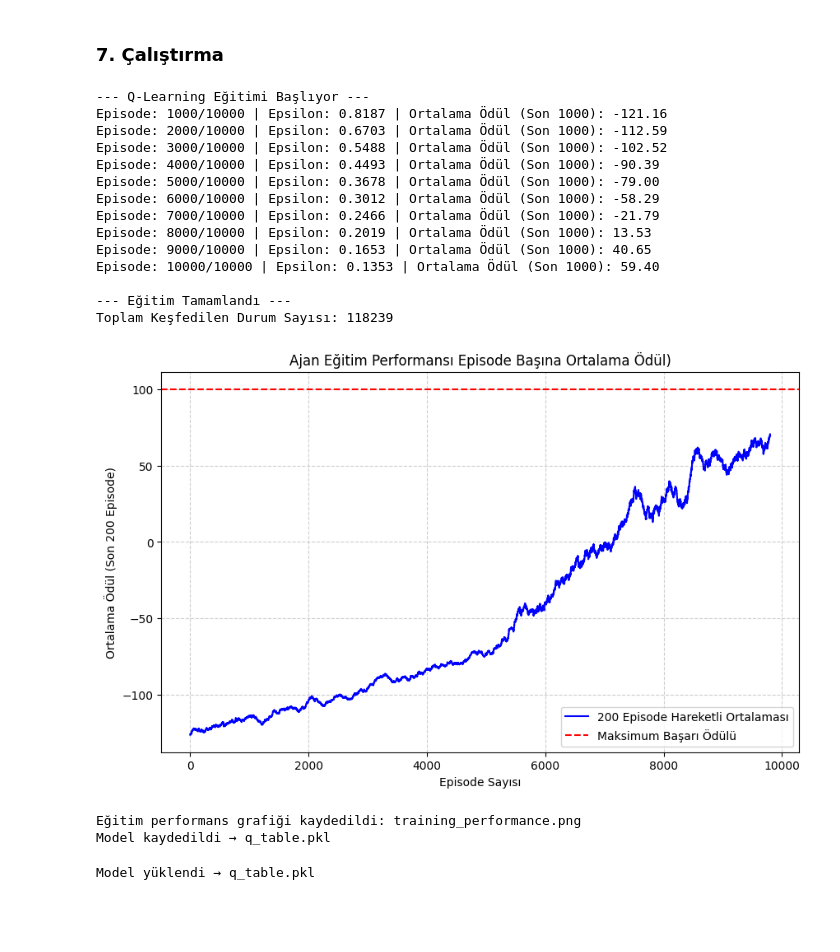
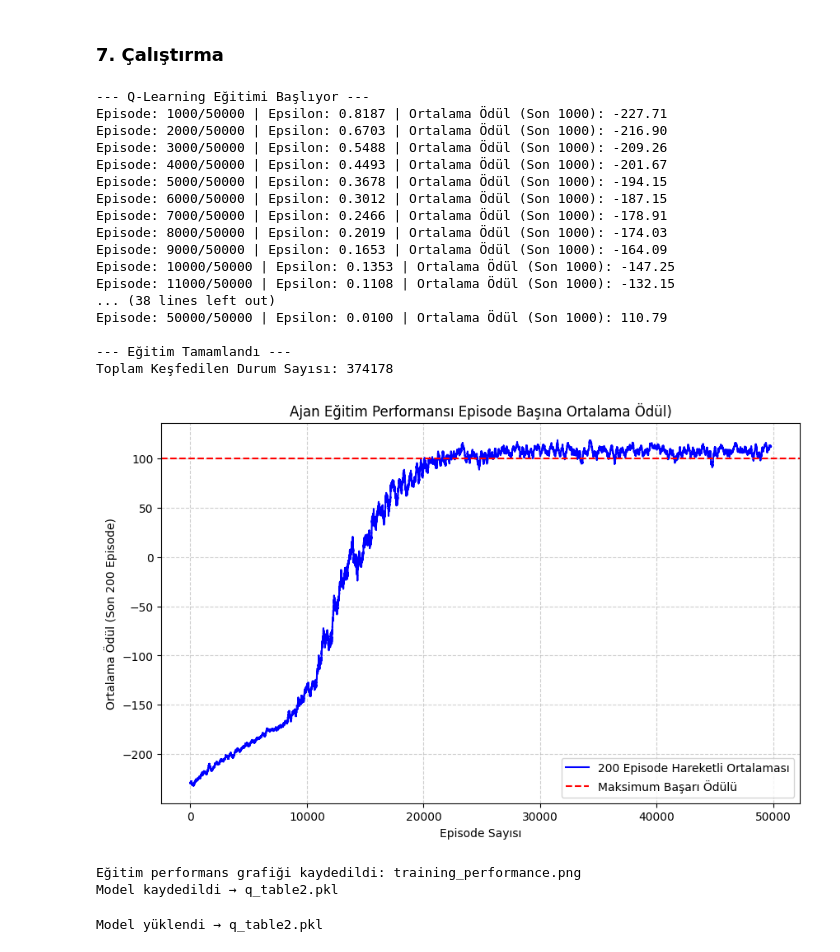
Before and after one commit to rumeysaemine/qlearning-paint-optimizer, a Jupyter notebook: q_learning.ipynb, the cells around one changed output. Drawn from its saved outputs; the diff is of its cells as text; code cells hidden in the pictures; blank space fills up the shorter version.

```diff
--- a/q_learning.ipynb
+++ b/q_learning.ipynb
@@ -16,12 +16,11 @@ import pickle
 GRID_SIZE = 5
 MAX_PAINT = 9        # Başlangıçtaki sınırlı boya miktarı
 TARGET_SIZE = 3
-TARGET_START = 1     # Hedef bölge (1,1)'den başlar ve 3x3'tür.
 NUM_ACTIONS = 5      # 0:Yukarı, 1:Aşağı, 2:Sol, 3:Sağ, 4:Boyama
 
 # ÖDÜLLER
 REWARD_GOAL = 100
-REWARD_MOVE_COST = -1
+REWARD_MOVE_COST = -2
 REWARD_WALL_HIT = -3
 REWARD_SUCCESS_PAINT = 5
 REWARD_ILLEGAL_PAINT = -10
@@ -31,9 +30,9 @@ REWARD_MAX_STEPS_PENALTY = -20
 
 # Q-LEARNING PARAMETRELERİ
 LEARNING_RATE = 0.1
-DISCOUNT_FACTOR = 0.9
-EPISODES = 10000
-MAX_STEPS = 50
+DISCOUNT_FACTOR = 0.95
+EPISODES = 50000
+MAX_STEPS = 75
 
 # Keşfetme Stratejisi
 EPSILON_START = 1.0
@@ -123,11 +145,14 @@ def plot_performance(total_rewards, window=100, save_path='training_performance.
 # %%
 class GridEnvironment:
 
-    def __init__(self, size=GRID_SIZE, max_paint=MAX_PAINT, target_start=TARGET_START, target_size=TARGET_SIZE):
+    def __init__(self, size=GRID_SIZE, max_paint=MAX_PAINT, target_size=TARGET_SIZE):
         self.size = size
         self.max_paint = max_paint
-        self.target_start = target_start
         self.target_size = target_size
+
+        # Rastgele hedef başlangıç koordinatlarını tutacak değişkenler
+        self.target_start_row = 0
+        self.target_start_col = 0
 
         self.grid = None
         self.row = None
@@ -137,19 +162,24 @@ class GridEnvironment:
 
     def is_target(self, r, c):
         """Koordinatın hedef bölgede olup olmadığını kontrol eder."""
-        return (self.target_start <= r < self.target_start + self.target_size) and \
-               (self.target_start <= c < self.target_start + self.target_size)
+        return (self.target_start_row <= r < self.target_start_row + self.target_size) and \
+               (self.target_start_col <= c < self.target_start_col + self.target_size)
 
     def is_goal_achieved(self):
         """Hedef 3x3'ün tamamen boyandığını kontrol eder."""
-        target_area = self.grid[self.target_start:self.target_start + self.target_size,
-                                self.target_start:self.target_start + self.target_size]
+        target_area = self.grid[self.target_start_row:self.target_start_row + self.target_size,
+                                self.target_start_col:self.target_start_col + self.target_size]
         return np.sum(target_area) == self.target_size * self.target_size
 
     def reset(self, random_start=True, start_pos=None):
-        """random_start=False → belirli bir başlangıç konumu verilebilir."""
         self.grid = np.zeros((self.size, self.size), dtype=int)
 
+        # RASTGELE HEDEF KONUMUNU BELİRLE (3x3 hedef için 5x5 ızgarada max 2x2 başlangıç)
+        max_start_coord = self.size - self.target_size  # Bu değer 2'dir. (0, 1, 2)
+        self.target_start_row = np.random.randint(max_start_coord + 1)
+        self.target_start_col = np.random.randint(max_start_coord + 1)
+
+        # AJANIN BAŞLANGIÇ KONUMU
         if random_start:
             self.row = np.random.randint(self.size)
             self.col = np.random.randint(self.size)
@@ -159,10 +189,11 @@ class GridEnvironment:
         self.paint_count = self.max_paint
         self.is_done = False
 
-        return get_state_index(self.grid, self.row, self.col, self.paint_count)
+        # Durum indeksini döndür
+        return get_state_index(self.grid, self.row, self.col, self.paint_count, self.target_start_row, self.target_start_col)
 
     def step(self, action):
-        """Verilen eylemi gerçekleştirir ve ödülü, yeni durumu döndürür."""
+        """Verilen eylemi gerçekleştirir, ödülü ve yeni durumu döndürür."""
 
         row, col = self.row, self.col
         paint_count = self.paint_count
@@ -213,7 +244,7 @@ class GridEnvironment:
             self.is_done = True
             reward = REWARD_GOAL
 
-        next_state = get_state_index(self.grid, self.row, self.col, self.paint_count)
+        next_state = get_state_index(self.grid, self.row, self.col, self.paint_count, self.target_start_row, self.target_start_col)
 
         return next_state, reward, self.is_done, (self.grid, self.row, self.col, self.paint_count)
 # %%
@@ -258,13 +289,13 @@ class QLearningAgent:
         self.epsilon = max(self.epsilon_end, self.epsilon * self.epsilon_decay)
 
     # MODEL KAYDETME
-    def save(self, filename="q_table.pkl"):
+    def save(self, filename="q_table2.pkl"):
         with open(filename, "wb") as f:
             pickle.dump(self.q_table, f)
         print(f"Model kaydedildi → {filename}")
 
     # MODEL YÜKLEME
-    def load(self, filename="q_table.pkl"):
+    def load(self, filename="q_table2.pkl"):
         with open(filename, "rb") as f:
             self.q_table = pickle.load(f)
         print(f"Model yüklendi → {filename}")
@@ -357,29 +396,32 @@ def test_agent(env, agent, start_pos=None, max_steps=MAX_STEPS):
 ### 7. Çalıştırma
 # %%
 env, agent = train_agent()
-agent.save("q_table.pkl")   # Modeli kaydet
+agent.save("q_table2.pkl")   # Modeli kaydet
 # %% [output]
 --- Q-Learning Eğitimi Başlıyor ---
-Episode: 1000/10000 | Epsilon: 0.8187 | Ortalama Ödül (Son 1000): -121.16
-Episode: 2000/10000 | Epsilon: 0.6703 | Ortalama Ödül (Son 1000): -112.59
-Episode: 3000/10000 | Epsilon: 0.5488 | Ortalama Ödül (Son 1000): -102.52
-Episode: 4000/10000 | Epsilon: 0.4493 | Ortalama Ödül (Son 1000): -90.39
-Episode: 5000/10000 | Epsilon: 0.3678 | Ortalama Ödül (Son 1000): -79.00
-Episode: 6000/10000 | Epsilon: 0.3012 | Ortalama Ödül (Son 1000): -58.29
-Episode: 7000/10000 | Epsilon: 0.2466 | Ortalama Ödül (Son 1000): -21.79
-Episode: 8000/10000 | Epsilon: 0.2019 | Ortalama Ödül (Son 1000): 13.53
-Episode: 9000/10000 | Epsilon: 0.1653 | Ortalama Ödül (Son 1000): 40.65
-Episode: 10000/10000 | Epsilon: 0.1353 | Ortalama Ödül (Son 1000): 59.40
+Episode: 1000/50000 | Epsilon: 0.8187 | Ortalama Ödül (Son 1000): -227.71
+Episode: 2000/50000 | Epsilon: 0.6703 | Ortalama Ödül (Son 1000): -216.90
+Episode: 3000/50000 | Epsilon: 0.5488 | Ortalama Ödül (Son 1000): -209.26
+Episode: 4000/50000 | Epsilon: 0.4493 | Ortalama Ödül (Son 1000): -201.67
+Episode: 5000/50000 | Epsilon: 0.3678 | Ortalama Ödül (Son 1000): -194.15
+Episode: 6000/50000 | Epsilon: 0.3012 | Ortalama Ödül (Son 1000): -187.15
+Episode: 7000/50000 | Epsilon: 0.2466 | Ortalama Ödül (Son 1000): -178.91
+Episode: 8000/50000 | Epsilon: 0.2019 | Ortalama Ödül (Son 1000): -174.03
+Episode: 9000/50000 | Epsilon: 0.1653 | Ortalama Ödül (Son 1000): -164.09
+Episode: 10000/50000 | Epsilon: 0.1353 | Ortalama Ödül (Son 1000): -147.25
+Episode: 11000/50000 | Epsilon: 0.1108 | Ortalama Ödül (Son 1000): -132.15
+... (38 lines left out)
+Episode: 50000/50000 | Epsilon: 0.0100 | Ortalama Ödül (Son 1000): 110.79
 
 --- Eğitim Tamamlandı ---
-Toplam Keşfedilen Durum Sayısı: 118239
+Toplam Keşfedilen Durum Sayısı: 374178
-[figure, old version]
+[figure, new version]
 Eğitim performans grafiği kaydedildi: training_performance.png
-Model kaydedildi → q_table.pkl
+Model kaydedildi → q_table2.pkl
 # %%
 agent = QLearningAgent()
-agent.load("q_table.pkl")
+agent.load("q_table2.pkl")
 env = GridEnvironment()
 # %% [output]
-Model yüklendi → q_table.pkl
+Model yüklendi → q_table2.pkl
 # %%
```
Also changed, not shown: parts of 4 cells of this notebook, 4 other files.
